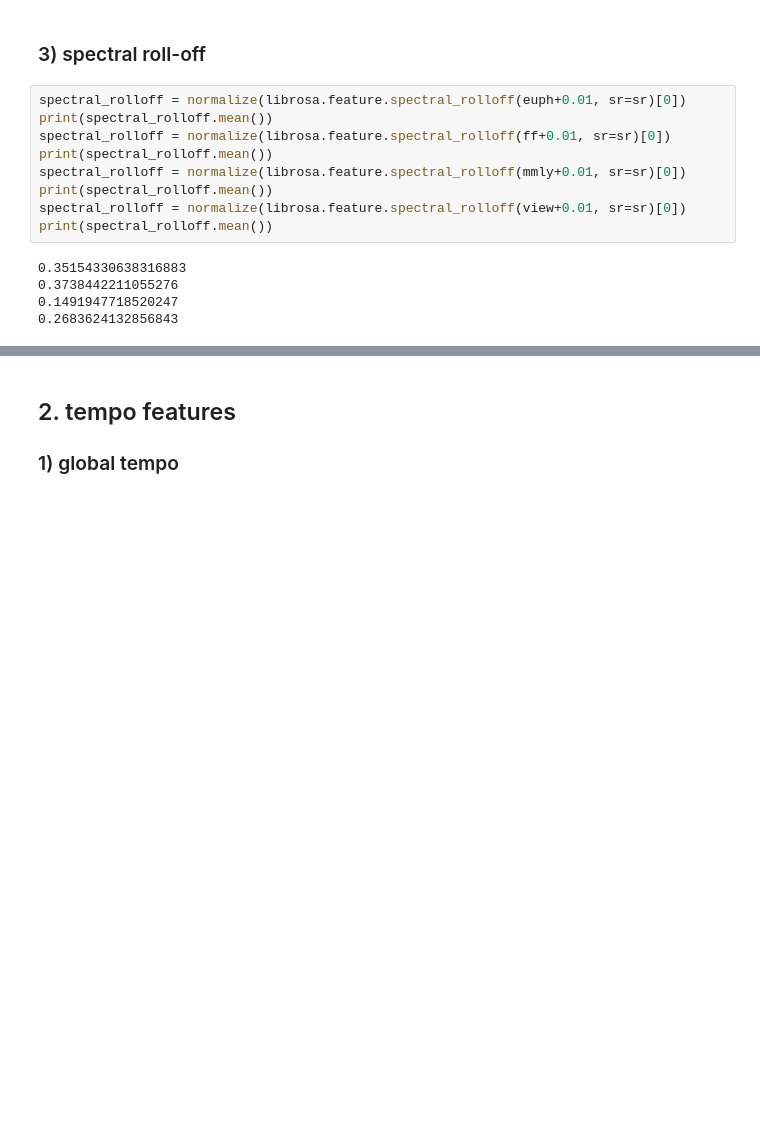
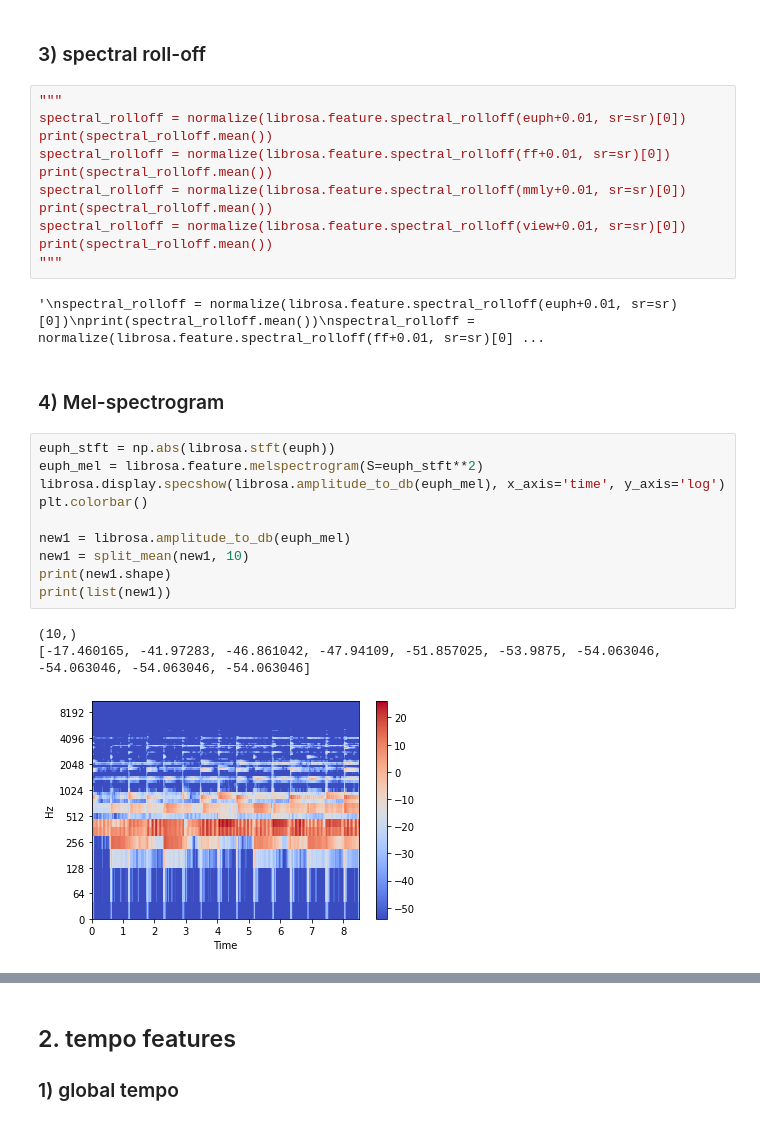
Before and after one commit to secureWKkim/DataAnalysisCapstone, a Jupyter notebook: dreamy.ipynb, the cells around one changed output, grey strips where cells are left out. Cells and saved outputs as stored; diff of their text form; blank space fills up the shorter version.

```diff
--- a/dreamy.ipynb
+++ b/dreamy.ipynb
@@ -135,6 +167,7 @@ plt.plot(t, spectral_centroids, color='r')
 # %% [markdown]
 ### 3) spectral roll-off
 # %%
+"""
 spectral_rolloff = normalize(librosa.feature.spectral_rolloff(euph+0.01, sr=sr)[0])
 print(spectral_rolloff.mean())
 spectral_rolloff = normalize(librosa.feature.spectral_rolloff(ff+0.01, sr=sr)[0])
@@ -143,8 +176,22 @@ spectral_rolloff = normalize(librosa.feature.spectral_rolloff(mmly+0.01, sr=sr)[
 print(spectral_rolloff.mean())
 spectral_rolloff = normalize(librosa.feature.spectral_rolloff(view+0.01, sr=sr)[0])
 print(spectral_rolloff.mean())
+"""
 # %% [output]
-0.35154330638316883
-0.3738442211055276
-0.1491947718520247
-0.2683624132856843
+'\nspectral_rolloff = normalize(librosa.feature.spectral_rolloff(euph+0.01, sr=sr)[0])\nprint(spectral_rolloff.mean())\nspectral_rolloff = normalize(librosa.feature.spectral_rolloff(ff+0.01, sr=sr)[0] ...
+# %% [markdown]
+### 4) Mel-spectrogram
+# %%
+euph_stft = np.abs(librosa.stft(euph))
+euph_mel = librosa.feature.melspectrogram(S=euph_stft**2)
+librosa.display.specshow(librosa.amplitude_to_db(euph_mel), x_axis='time', y_axis='log')
+plt.colorbar()
+
+new1 = librosa.amplitude_to_db(euph_mel)
+new1 = split_mean(new1, 10)
+print(new1.shape)
+print(list(new1))
+# %% [output]
+(10,)
+[-17.460165, -41.97283, -46.861042, -47.94109, -51.857025, -53.9875, -54.063046, -54.063046, -54.063046, -54.063046]
+[figure, added]
```
Also changed, not shown: parts of 25 cells of this notebook, 4 other files.
